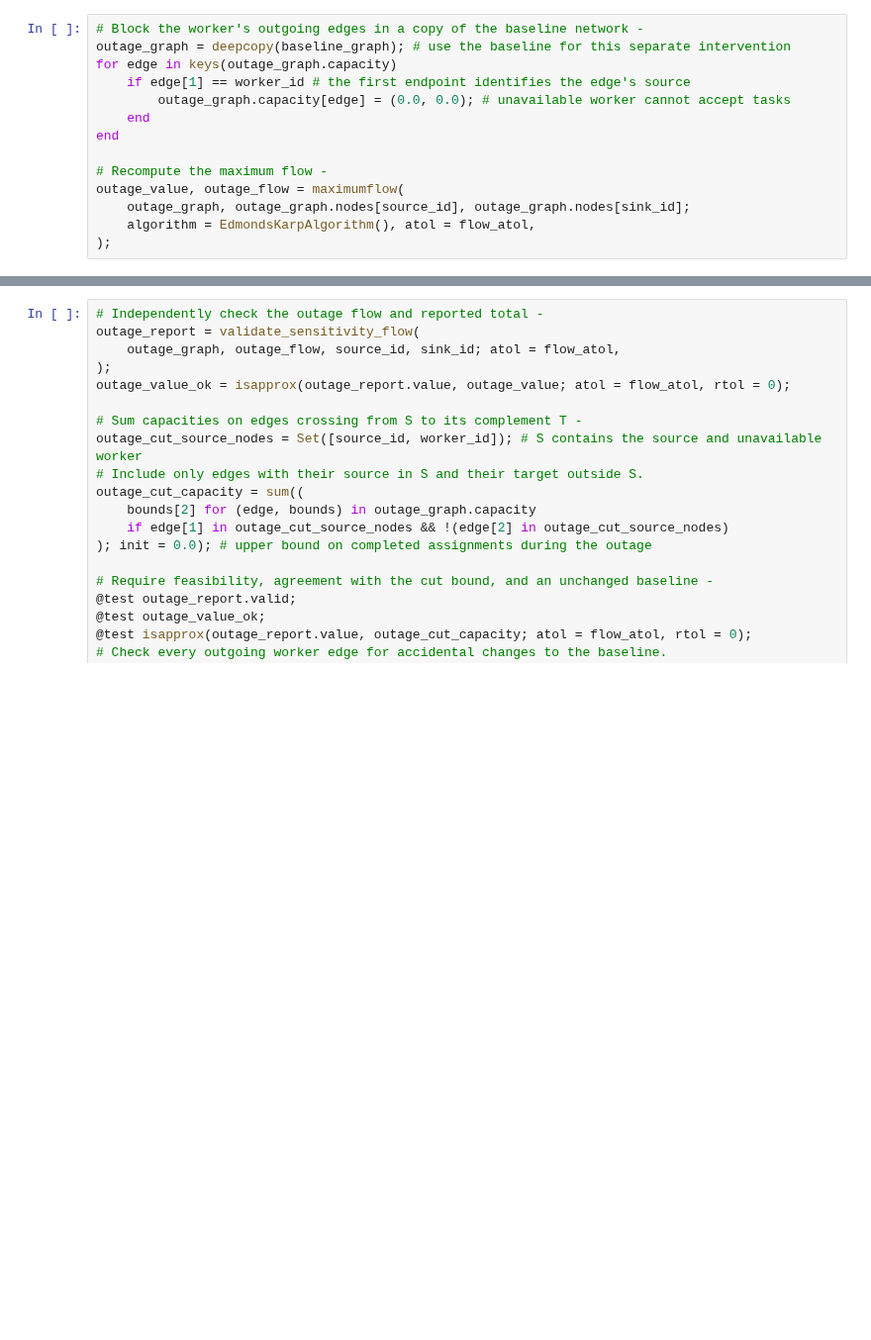
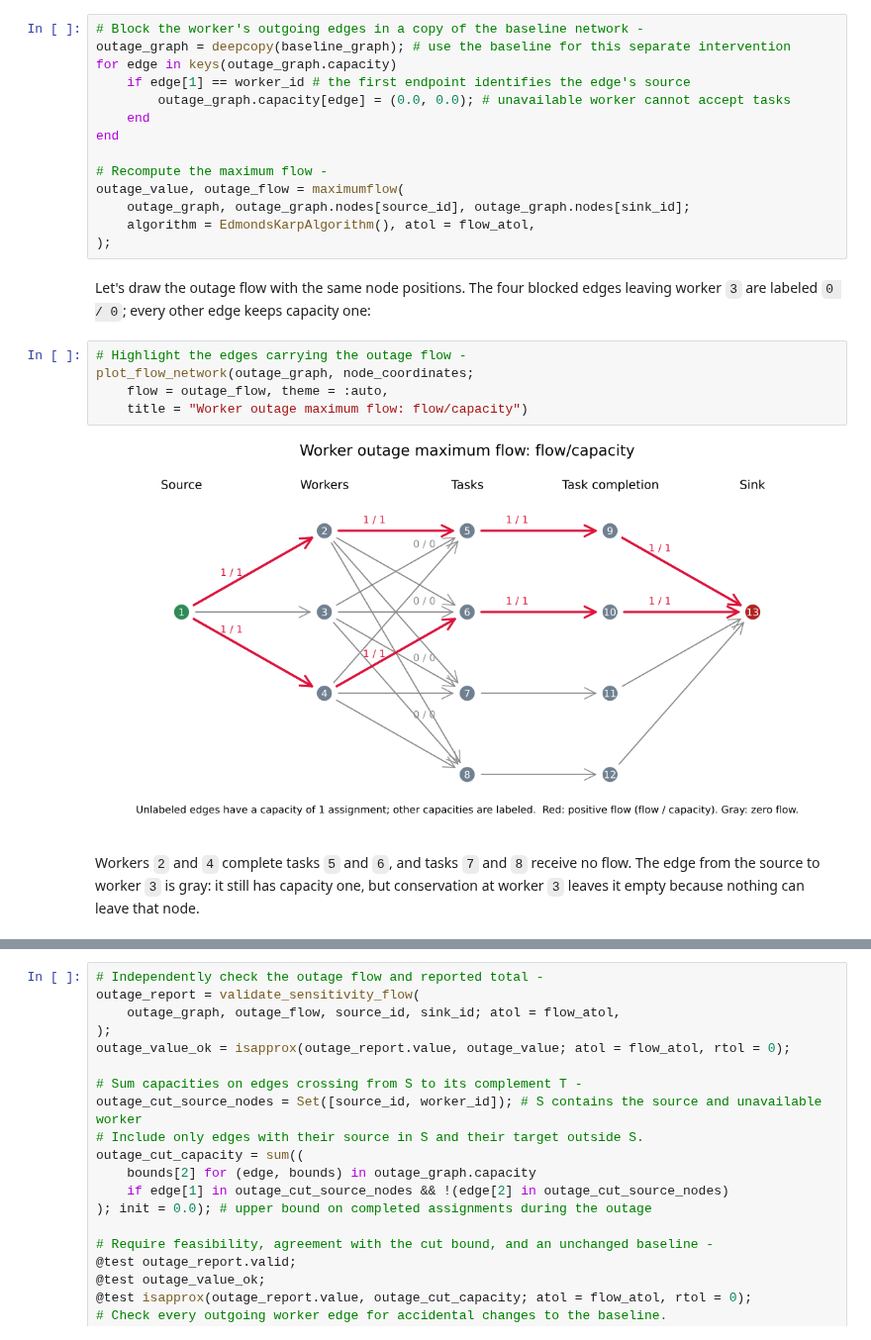
Before and after one commit to varnerlab/CHEME-5800-CourseRepository-Fall-2026, a Jupyter notebook: weeks/week-05/L5b/CHEME-5800-L5b-Lab-MaximumFlowSensitivity-Fall-2026.ipynb, the cells around one changed output, grey strips where cells are left out. Shown at 99% size. Drawn from its saved outputs; the diff is of its cells as text; blank space fills up the shorter version.

```diff
--- a/weeks/week-05/L5b/CHEME-5800-L5b-Lab-MaximumFlowSensitivity-Fall-2026.ipynb
+++ b/weeks/week-05/L5b/CHEME-5800-L5b-Lab-MaximumFlowSensitivity-Fall-2026.ipynb
@@ -265,6 +347,17 @@ outage_value, outage_flow = maximumflow(
     outage_graph, outage_graph.nodes[source_id], outage_graph.nodes[sink_id];
     algorithm = EdmondsKarpAlgorithm(), atol = flow_atol,
 );
+# %% [markdown]
+Let's draw the outage flow with the same node positions. The four blocked edges leaving worker `3` are labeled `0 / 0`; every other edge keeps capacity one:
+# %%
+# Highlight the edges carrying the outage flow -
+plot_flow_network(outage_graph, node_coordinates;
+    flow = outage_flow, theme = :auto,
+    title = "Worker outage maximum flow: flow/capacity")
+# %% [output]
+[figure, added]
+# %% [markdown]
+Workers `2` and `4` complete tasks `5` and `6`, and tasks `7` and `8` receive no flow. The edge from the source to worker `3` is gray: it still has capacity one, but conservation at worker `3` leaves it empty because nothing can leave that node.
 # %% [markdown]
 ### Verify the flow using a different cut
 
```
Also changed, not shown: parts of 13 cells of this notebook, 19 other files.
